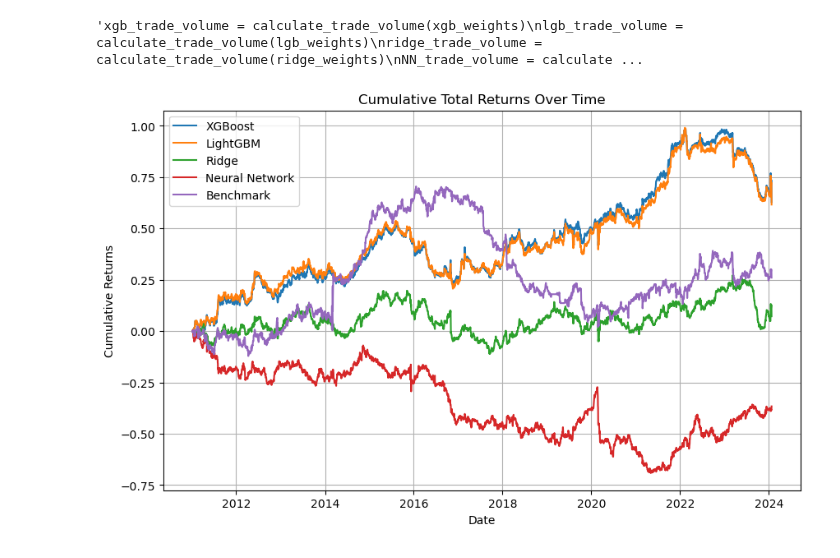
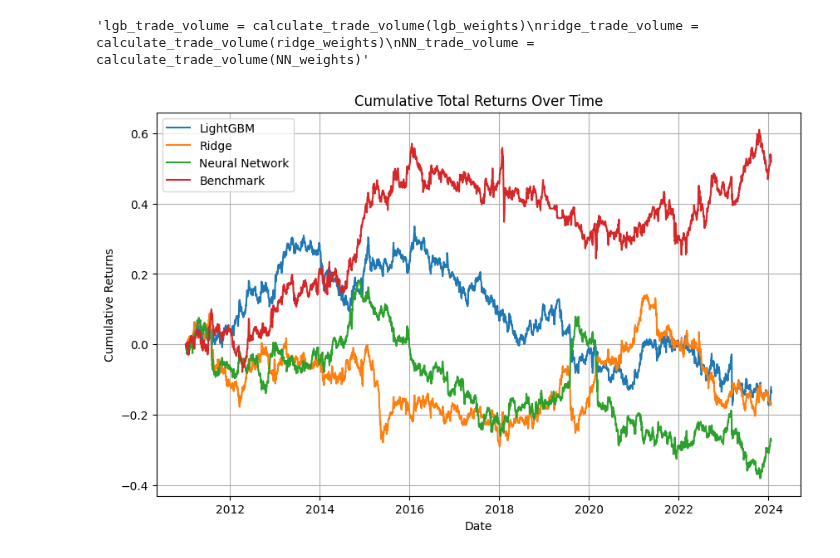
Before and after one commit to OscarAzrak/Master-thesis, a Jupyter notebook: Files/Codes_non_cross.ipynb, the cells around one changed output. Saved outputs shown, nothing was run; the diff lists cells and outputs as text; code cells hidden in the pictures.

```diff
--- a/Files/Codes_non_cross.ipynb
+++ b/Files/Codes_non_cross.ipynb
@@ -23,7 +21,7 @@ window_m = [10, 30, 60, 100, 180]
 assets = df_read.columns
 df_feat = add_features(df_read, window_m)
 # %%
-target_days = 10
+target_days = 20
 cross = False
 return_column_shift = 'avgreturn'
 volatility_column_shift = 'volatility'
@@ -37,40 +35,29 @@ X_train, X_eval, X_test, y_train, y_eval, y_test, X_train_eval, y_train_eval = p
 """NN_model = load_model('NN_model.h5')
 ridge_best = pickle.load(open('ridge_model.pickle', 'rb'))
 lgb_best = pickle.load(open('lgb_model.pickle', 'rb'))
-xgb_best = pickle.load(open('xgb_model.pickle', 'rb'))"""
-"""param_grid_NN = {
+"""
+param_grid_NN = {
     'optimizer': ['adam', 'rmsprop'],
-    'epochs': [50],  # You can adjust or extend this list
+    'epochs': [50],
     'batch_size': [32, 64]
-}"""
-param_grid_NN =  {'batch_size': [64], 'epochs': [50], 'optimizer': ['rmsprop']}
+}
+#param_grid_NN =  {'batch_size': [64], 'epochs': [50], 'optimizer': ['rmsprop']}
 
 NN_model, best_params, X_test_scaled = optimize_and_train_NN(X_train, y_train, X_eval, y_eval, X_test, param_grid_NN, cross)
 
 
 
-#param_grid_alpha = {'alpha': [0.1, 1.0, 10.0]}
-param_grid_alpha = {'alpha': [1.0]}
+param_grid_alpha = {'alpha': [0.1, 1.0, 10.0]}
+#param_grid_alpha = {'alpha': [1.0]}
 ridge_best, grid_search = optimize_and_train_ridge(X_train, y_train, X_train_eval, y_train_eval, param_grid_alpha, cross)
 
 
-
-"""param_grid_xgb = {
-    'max_depth': [3, 6, 10],
-    'n_estimators': [50, 100, 200],
-    'learning_rate': [0.01, 0.1, 0.2]
-}"""
-
-param_grid_xgb = {'learning_rate': [0.01], 'max_depth': [3], 'n_estimators': [200]}
-
-xgb_best, best_params = optimize_and_train_xgb(X_train, y_train, X_eval, y_eval, param_grid_xgb, cross)
-
-"""param_grid_lgb = {
+param_grid_lgb = {
     'max_depth': [3, 6, 10],
     'n_estimators': [50, 100, 200],
     'learning_rate': [0.01, 0.1, 0.2],
     'num_leaves': [31, 63, 127, 255]
-}"""
+}
 
 param_grid_lgb = {'learning_rate': [0.01], 'max_depth': [3], 'n_estimators': [200], 'num_leaves': [31]}
 
@@ -159,7 +129,6 @@ results_best = {}
 results_worst = {}
 models = {
     'lgb': lgb_best,
-    'xgb': xgb_best,
     'ridge': ridge_best,
     'NN': NN_model,
     'benchmark': None
@@ -173,7 +142,6 @@ for col in df_2_neutral.columns:
 
 model_dfs = {
     'lgb': df_2_neutral.copy(),
-    'xgb': df_2_neutral.copy(),
     'ridge': df_2_neutral.copy(),
     'NN': df_2_neutral.copy(),
     'benchmark': df_2_neutral.copy()
@@ -184,7 +152,6 @@ model_dfs = {
 
 signals_dfs = {
     'lgb': df_2_neutral.copy(),
-    'xgb': df_2_neutral.copy(),
     'ridge': df_2_neutral.copy(),
     'NN': df_2_neutral.copy(),
     'benchmark': df_2_neutral.copy()
@@ -192,14 +159,13 @@ signals_dfs = {
 
 portfolio_dfs = {
     'lgb': df_2_neutral.copy(),
-    'xgb': df_2_neutral.copy(),
     'ridge': df_2_neutral.copy(),
     'NN': df_2_neutral.copy(),
     'benchmark': df_2_neutral.copy()
 }
 
 for name, model in models.items():
-    best_assets, worst_assets = predict_and_analyze_ext(model, X_test, df, name, df_read, date_col, cross)
+    best_assets, worst_assets = predict_and_analyze_ext(model, X_test, df, name, df_read, date_col, cross, top_percentile=70, bottom_percentile=30)
     assets_df = pd.concat([best_assets, worst_assets])
     assets_df['update_value'] = 0
     assets_df.loc[assets_df[name] > assets_df['top_threshold'], 'update_value'] = 1
@@ -214,5 +180,4 @@ for name, model in models.items():
 # %%
-xgb_weights = portfolio_dfs['xgb']
 lgb_weights = portfolio_dfs['lgb']
 ridge_weights = portfolio_dfs['ridge']
 NN_weights = portfolio_dfs['NN']
@@ -221,56 +186,51 @@ benchmark_weights = portfolio_dfs['benchmark']
 
 
 
-xgb_returns = xgb_weights*df_2_read
 lgb_returns = lgb_weights*df_2_read
 ridge_returns = ridge_weights*df_2_read
 NN_returns = NN_weights*df_2_read
 benchmark_returns = benchmark_weights*df_2_read
 
 
-"""xgb_trade_volume = calculate_trade_volume(xgb_weights)
-lgb_trade_volume = calculate_trade_volume(lgb_weights)
+"""lgb_trade_volume = calculate_trade_volume(lgb_weights)
 ridge_trade_volume = calculate_trade_volume(ridge_weights)
 NN_trade_volume = calculate_trade_volume(NN_weights)"""
 # %% [output]
-'xgb_trade_volume = calculate_trade_volume(xgb_weights)\nlgb_trade_volume = calculate_trade_volume(lgb_weights)\nridge_trade_volume = calculate_trade_volume(ridge_weights)\nNN_trade_volume = calculate ...
+'lgb_trade_volume = calculate_trade_volume(lgb_weights)\nridge_trade_volume = calculate_trade_volume(ridge_weights)\nNN_trade_volume = calculate_trade_volume(NN_weights)'
 # %%
 import matplotlib.pyplot as plt
 
 # Sum the returns across all assets for each day to get the daily total returns for each model
-xgb_total_returns = xgb_returns.sum(axis=1)
 lgb_total_returns = lgb_returns.sum(axis=1)
 ridge_total_returns = ridge_returns.sum(axis=1)
 NN_total_returns = NN_returns.sum(axis=1)
 benchmark_total_returns = benchmark_returns.sum(axis=1)
 # Calculate the cumulative total returns for each model
 #xgb_cumulative_total_returns = (1 + xgb_total_returns).cumprod() - 1
 #lgb_cumulative_total_returns = (1 + lgb_total_returns).cumprod() - 1
 #ridge_cumulative_total_returns = (1 + ridge_total_returns).cumprod() - 1
 #NN_cumulative_total_returns = (1 + NN_total_returns).cumprod() - 1
 
 # use cumsum
-xgb_cumulative_total_returns = xgb_total_returns.cumsum()
 lgb_cumulative_total_returns = lgb_total_returns.cumsum()
 ridge_cumulative_total_returns = ridge_total_returns.cumsum()
 NN_cumulative_total_returns = NN_total_returns.cumsum()
 benchmark_cumulative_total_returns = benchmark_total_returns.cumsum()
 
 # Plot the cumulative total returns for each model
 plt.figure(figsize=(10, 6))
-plt.plot(xgb_cumulative_total_returns, label='XGBoost')
 plt.plot(lgb_cumulative_total_returns, label='LightGBM')
 plt.plot(ridge_cumulative_total_returns, label='Ridge')
 plt.plot(NN_cumulative_total_returns, label='Neural Network')
 plt.plot(benchmark_cumulative_total_returns, label='Benchmark')
 plt.title('Cumulative Total Returns Over Time')
 plt.xlabel('Date')
 plt.ylabel('Cumulative Returns')
 plt.legend()
 plt.grid(True)
 plt.show()
 # %% [output]
-[figure, old version]
+[figure, new version]
 # %%
 %reload_ext autoreload
 %autoreload 2
```
Also changed, not shown: parts of 8 cells of this notebook, 1 other file.
